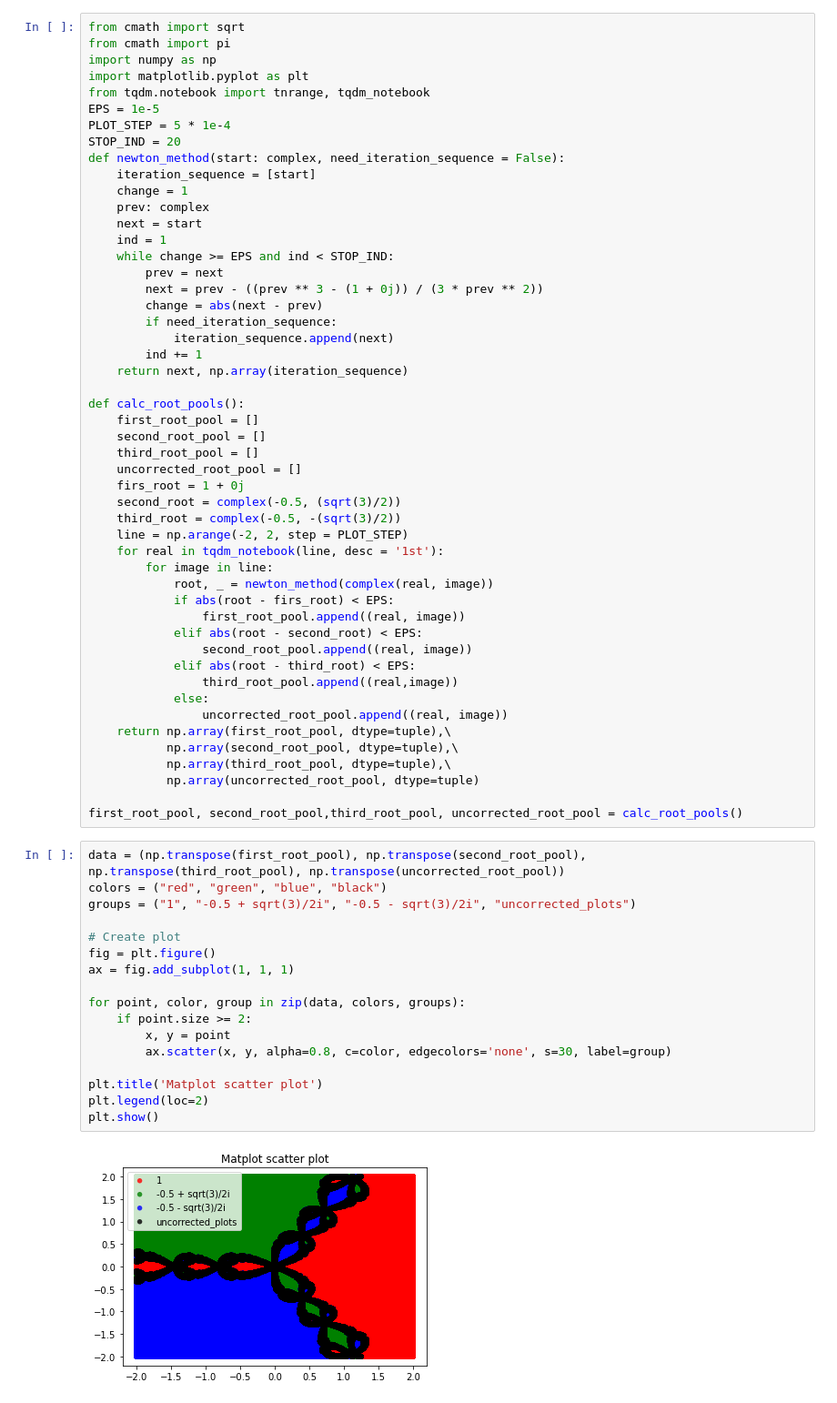
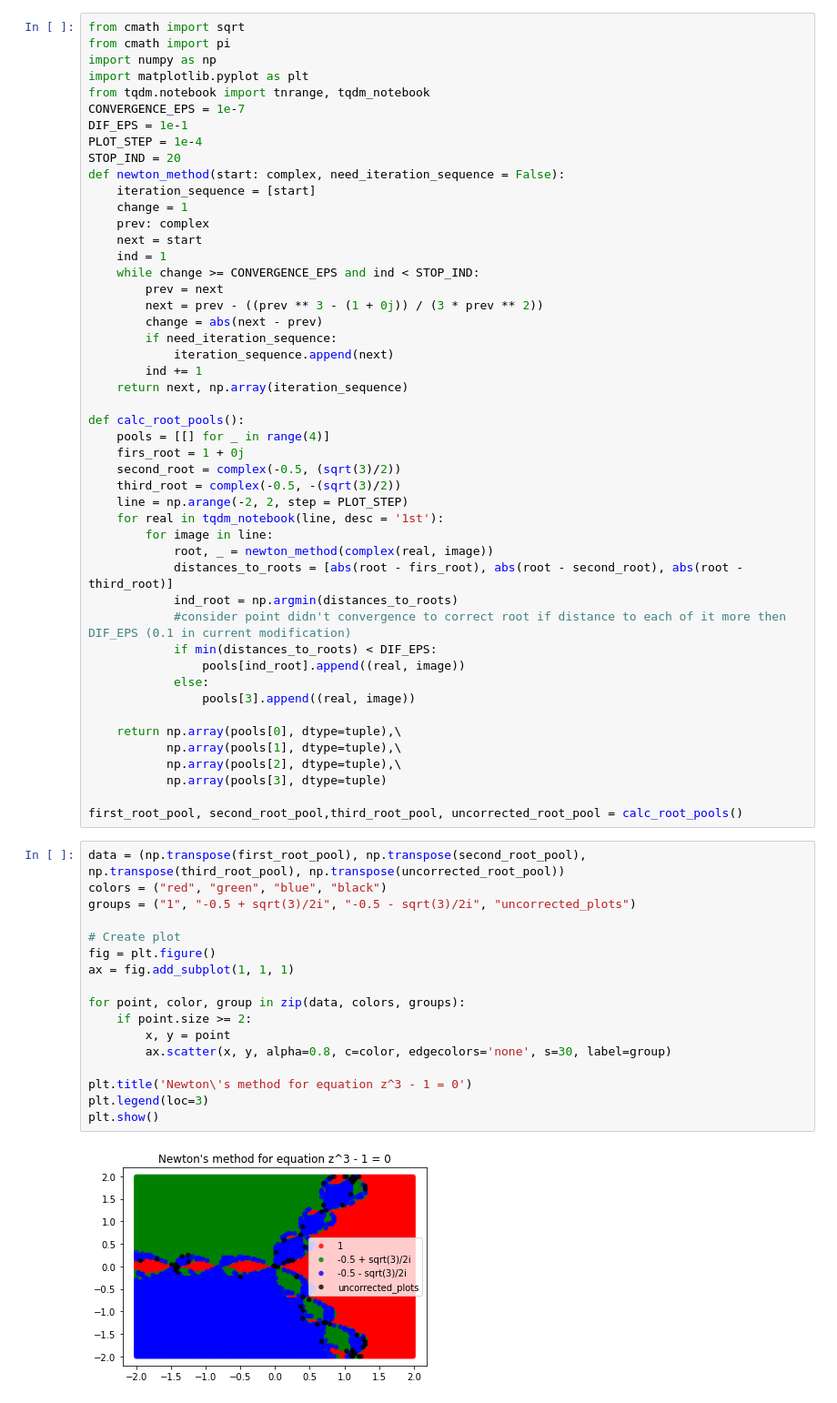
Before and after one commit to pavponn/computational-methods, a Jupyter notebook: homework-1/task3.ipynb, the cells around one changed output. Shown at 91% size. Saved outputs shown, nothing was run; the diff lists cells and outputs as text.

Commit message:
*new method for bound definition

```diff
--- a/homework-1/task3.ipynb
+++ b/homework-1/task3.ipynb
@@ -4,8 +4,9 @@ from cmath import pi
 import numpy as np
 import matplotlib.pyplot as plt
 from tqdm.notebook import tnrange, tqdm_notebook
-EPS = 1e-5
-PLOT_STEP = 5 * 1e-4
+CONVERGENCE_EPS = 1e-7
+DIF_EPS = 1e-1
+PLOT_STEP = 1e-4
 STOP_IND = 20
 def newton_method(start: complex, need_iteration_sequence = False):
     iteration_sequence = [start]
@@ -13,7 +14,7 @@ def newton_method(start: complex, need_iteration_sequence = False):
     prev: complex
     next = start
     ind = 1
-    while change >= EPS and ind < STOP_IND:
+    while change >= CONVERGENCE_EPS and ind < STOP_IND:
         prev = next
         next = prev - ((prev ** 3 - (1 + 0j)) / (3 * prev ** 2))
         change = abs(next - prev)
@@ -23,10 +24,7 @@ def newton_method(start: complex, need_iteration_sequence = False):
     return next, np.array(iteration_sequence)
 
 def calc_root_pools():
-    first_root_pool = []
-    second_root_pool = []
-    third_root_pool = []
-    uncorrected_root_pool = []
+    pools = [[] for _ in range(4)]
     firs_root = 1 + 0j
     second_root = complex(-0.5, (sqrt(3)/2))
     third_root = complex(-0.5, -(sqrt(3)/2))
@@ -34,36 +32,36 @@ def calc_root_pools():
     for real in tqdm_notebook(line, desc = '1st'):
         for image in line:
             root, _ = newton_method(complex(real, image))
-            if abs(root - firs_root) < EPS:
-                first_root_pool.append((real, image))
-            elif abs(root - second_root) < EPS:
-                second_root_pool.append((real, image))
-            elif abs(root - third_root) < EPS:
-                third_root_pool.append((real,image))
+            distances_to_roots = [abs(root - firs_root), abs(root - second_root), abs(root - third_root)]
+            ind_root = np.argmin(distances_to_roots)
+            #consider point didn't convergence to correct root if distance to each of it more then DIF_EPS (0.1 in current modification)
+            if min(distances_to_roots) < DIF_EPS:
+                pools[ind_root].append((real, image))
             else:
-                uncorrected_root_pool.append((real, image))
-    return np.array(first_root_pool, dtype=tuple),\
-           np.array(second_root_pool, dtype=tuple),\
-           np.array(third_root_pool, dtype=tuple),\
-           np.array(uncorrected_root_pool, dtype=tuple)
+                pools[3].append((real, image))
+
+    return np.array(pools[0], dtype=tuple),\
+           np.array(pools[1], dtype=tuple),\
+           np.array(pools[2], dtype=tuple),\
+           np.array(pools[3], dtype=tuple)
 
 first_root_pool, second_root_pool,third_root_pool, uncorrected_root_pool = calc_root_pools()
 # %%
 data = (np.transpose(first_root_pool), np.transpose(second_root_pool), np.transpose(third_root_pool), np.transpose(uncorrected_root_pool))
 colors = ("red", "green", "blue", "black")
 groups = ("1", "-0.5 + sqrt(3)/2i", "-0.5 - sqrt(3)/2i", "uncorrected_plots")
 
 # Create plot
 fig = plt.figure()
 ax = fig.add_subplot(1, 1, 1)
 
 for point, color, group in zip(data, colors, groups):
     if point.size >= 2:
         x, y = point
         ax.scatter(x, y, alpha=0.8, c=color, edgecolors='none', s=30, label=group)
 
-plt.title('Matplot scatter plot')
-plt.legend(loc=2)
+plt.title('Newton\'s method for equation z^3 - 1 = 0')
+plt.legend(loc=3)
 plt.show()
 # %% [output]
-[figure, old version]
+[figure, new version]
```
